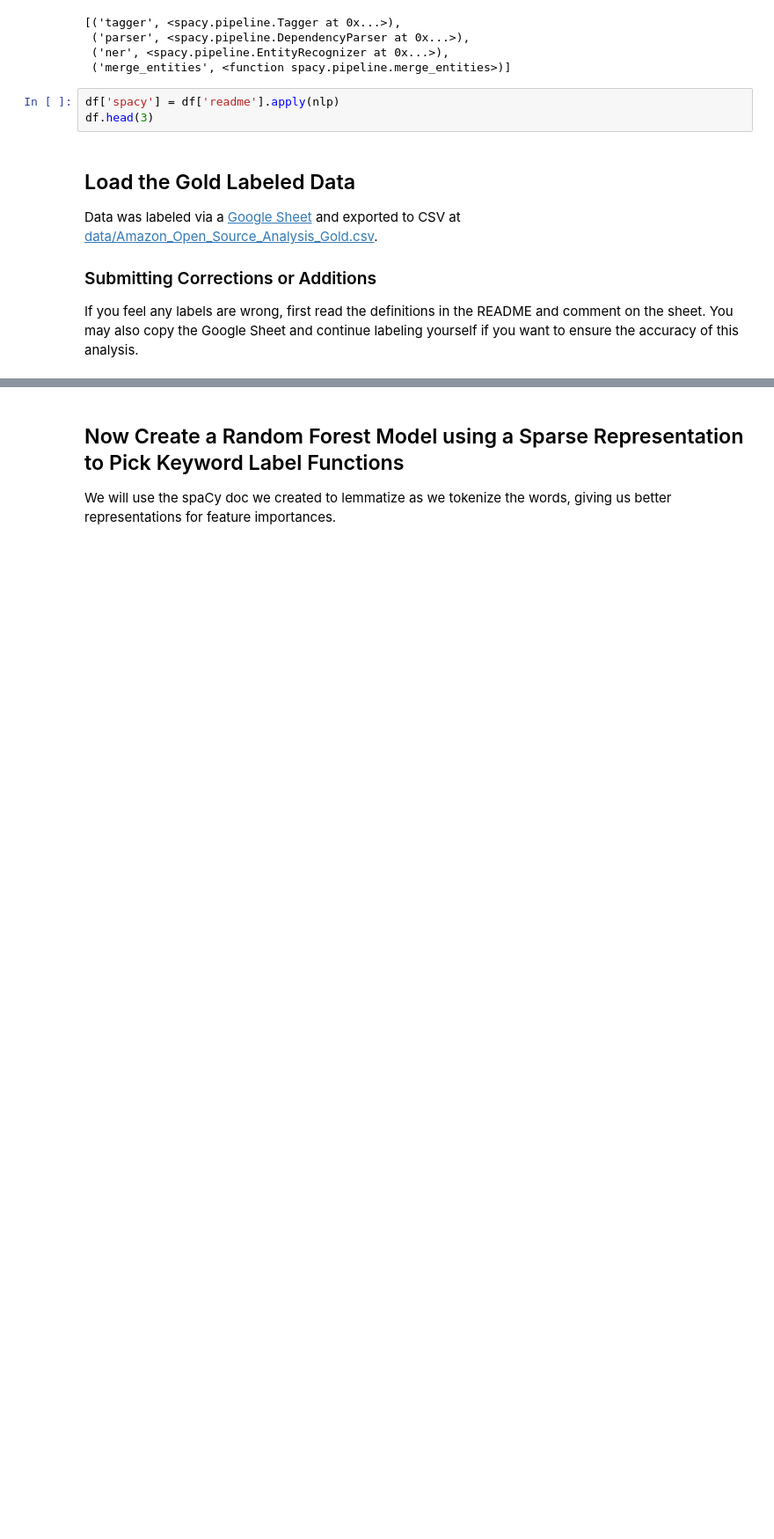
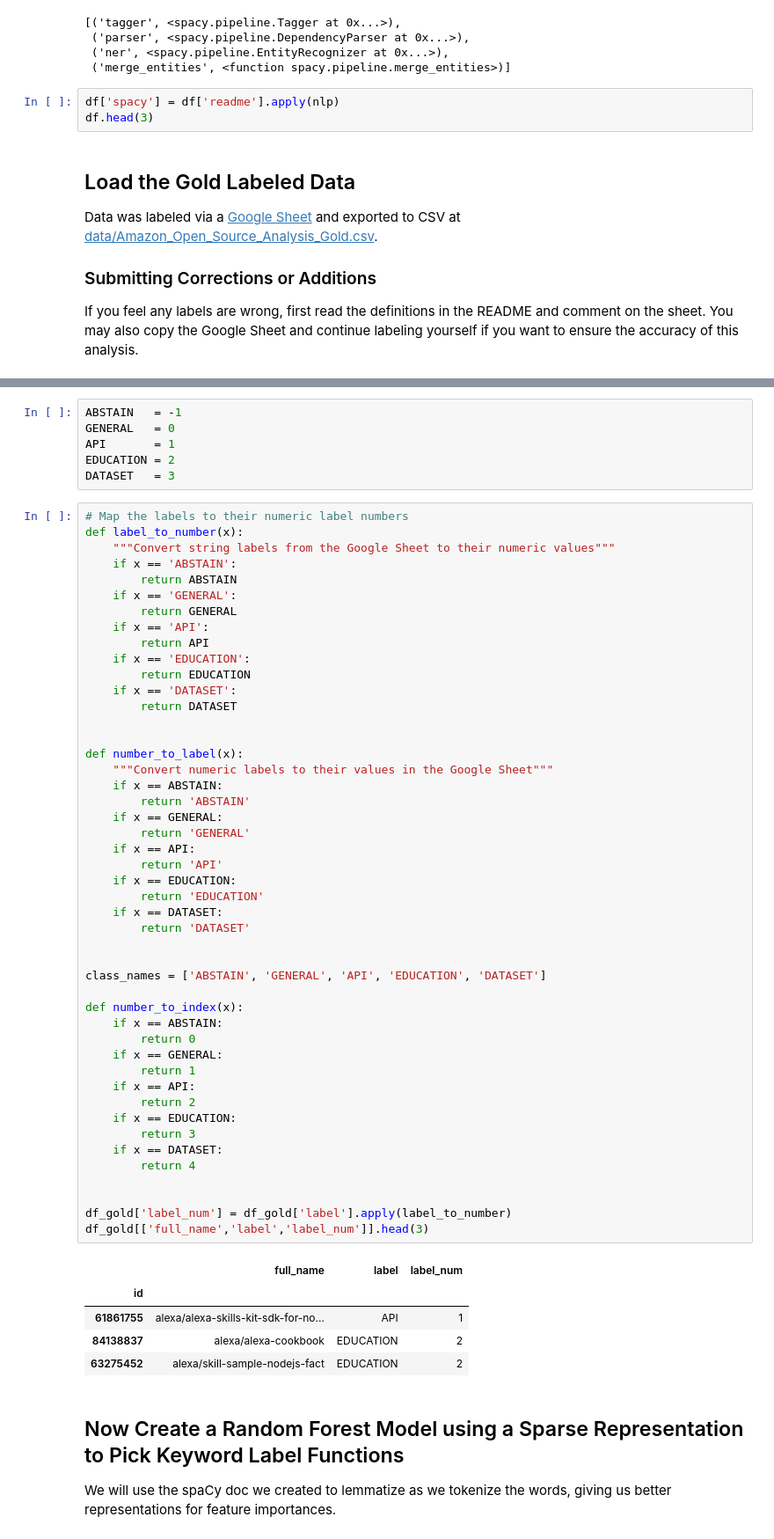
Before and after one commit to rjurney/amazon_open_source, a Jupyter notebook: 3_Amazon_Open_Source_Analysis.ipynb, the cells around one changed output, grey strips where cells are left out. Shown: that part at 88% size. Cells and saved outputs as stored; diff of their text form; blank space fills up the shorter version.

```diff
--- a/3_Amazon_Open_Source_Analysis.ipynb
+++ b/3_Amazon_Open_Source_Analysis.ipynb
@@ -193,3 +181,62 @@ Gold labeled records: 203
+# %%
+ABSTAIN   = -1
+GENERAL   = 0
+API       = 1
+EDUCATION = 2
+DATASET   = 3
+# %%
+# Map the labels to their numeric label numbers
+def label_to_number(x):
+    """Convert string labels from the Google Sheet to their numeric values"""
+    if x == 'ABSTAIN':
+        return ABSTAIN
+    if x == 'GENERAL':
+        return GENERAL
+    if x == 'API':
+        return API
+    if x == 'EDUCATION':
+        return EDUCATION
+    if x == 'DATASET':
+        return DATASET
+
+
+def number_to_label(x):
+    """Convert numeric labels to their values in the Google Sheet"""
+    if x == ABSTAIN:
+        return 'ABSTAIN'
+    if x == GENERAL:
+        return 'GENERAL'
+    if x == API:
+        return 'API'
+    if x == EDUCATION:
+        return 'EDUCATION'
+    if x == DATASET:
+        return 'DATASET'
+
+
+class_names = ['ABSTAIN', 'GENERAL', 'API', 'EDUCATION', 'DATASET']
+
+def number_to_index(x):
+    if x == ABSTAIN:
+        return 0
+    if x == GENERAL:
+        return 1
+    if x == API:
+        return 2
+    if x == EDUCATION:
+        return 3
+    if x == DATASET:
+        return 4
+
+
+df_gold['label_num'] = df_gold['label'].apply(label_to_number)
+df_gold[['full_name','label','label_num']].head(3)
+# %% [output]
+|  | full_name | label | label_num |
+| id |  |  |  |
+| 61861755 | alexa/alexa-skills-kit-sdk-for-no... | API | 1 |
+| 84138837 | alexa/alexa-cookbook | EDUCATION | 2 |
+| 63275452 | alexa/skill-sample-nodejs-fact | EDUCATION | 2 |
 # %% [markdown]
 ## Now Create a Random Forest Model using a Sparse Representation to Pick Keyword Label Functions
 
```
Also changed, not shown: parts of 8 cells of this notebook.
